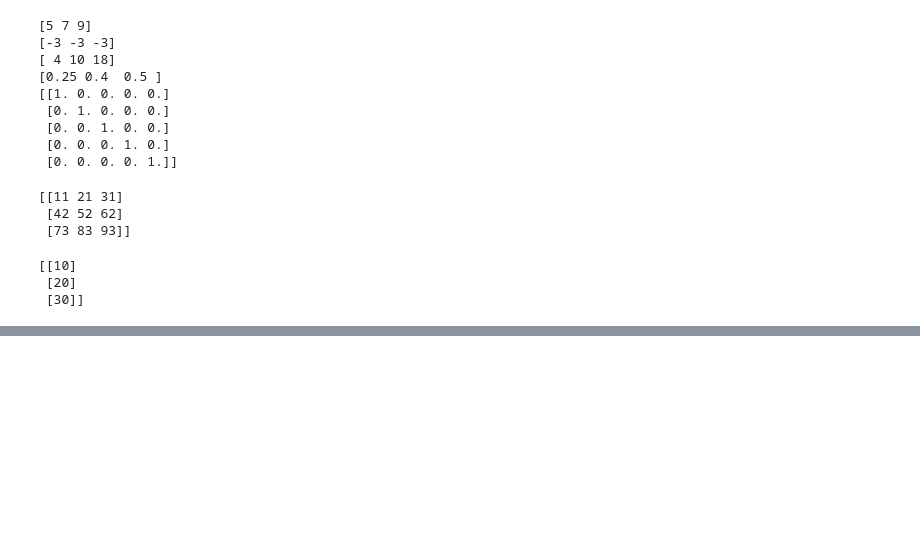
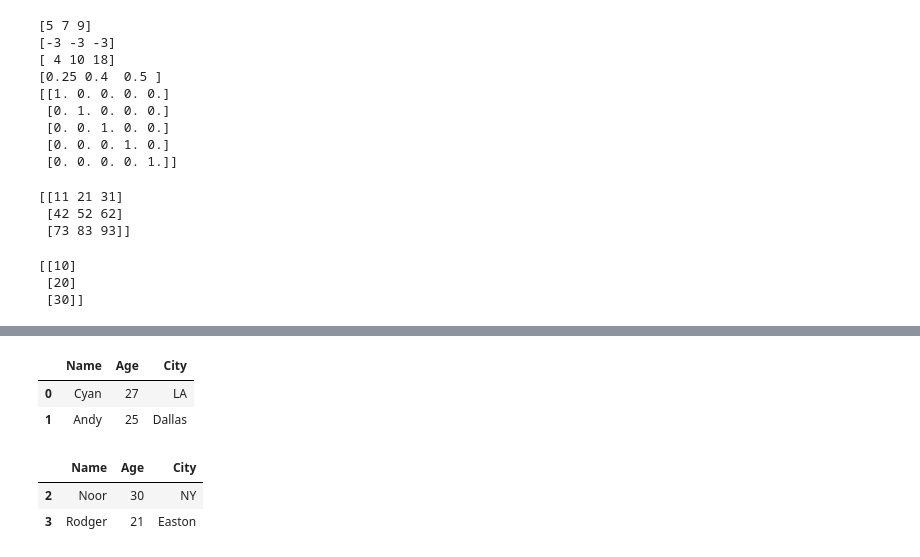
Before and after one commit to aina-maryam/aina-maryam, a Jupyter notebook: Pandas_Numpy.ipynb, the cells around one changed output, grey strips where cells are left out. Drawn from its saved outputs; the diff is of its cells as text; code cells hidden in the pictures; blank space fills up the shorter version.

```diff
--- a/Pandas_Numpy.ipynb
+++ b/Pandas_Numpy.ipynb
@@ -139,0 +180,14 @@ print(c1)
+# %%
+# view top two rows
+df.head(2)
+# %% [output]
+|  | Name | Age | City |
+| 0 | Cyan | 27 | LA |
+| 1 | Andy | 25 | Dallas |
+# %%
+# view bottom two rows
+df.tail(2)
+# %% [output]
+|  | Name | Age | City |
+| 2 | Noor | 30 | NY |
+| 3 | Rodger | 21 | Easton |
```
Also changed, not shown: parts of 24 cells of this notebook.
